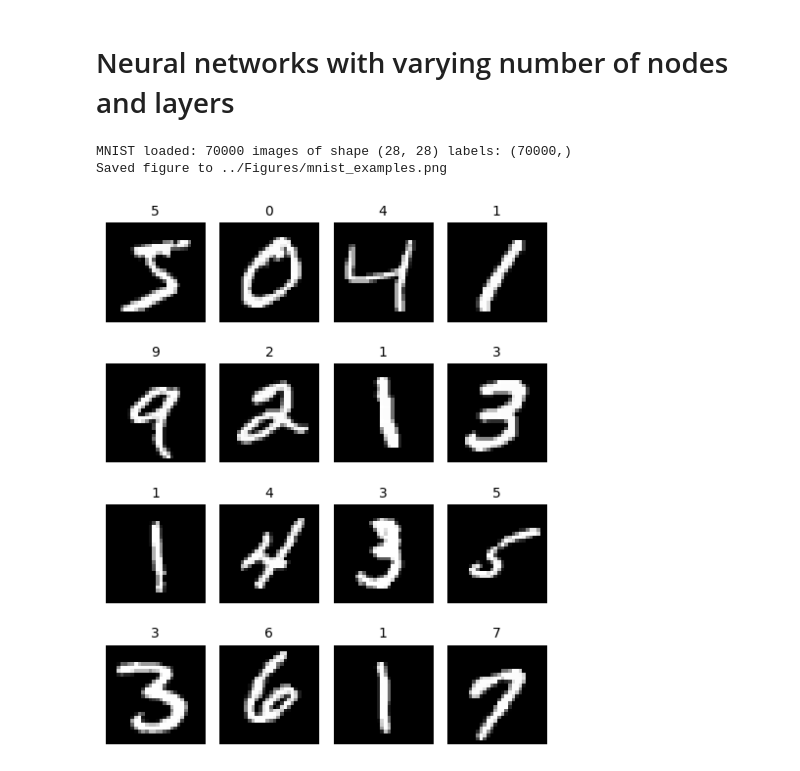
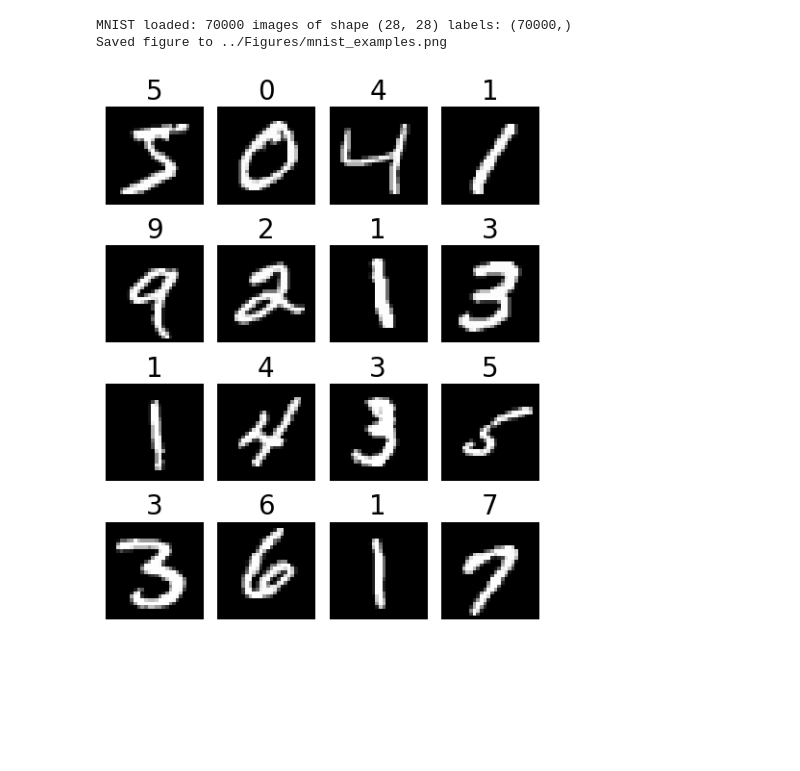
Before and after one commit to m-nader/FYS-STK4155-group14, a Jupyter notebook: project_2/Code/figures.ipynb, the cells around one changed output. Drawn from its saved outputs; the diff is of its cells as text; code cells hidden in the pictures; blank space fills up the shorter version.

```diff
--- a/project_2/Code/figures.ipynb
+++ b/project_2/Code/figures.ipynb
@@ -1,5 +1,3 @@
-# %% [markdown]
-# Neural networks with varying number of nodes and layers
 # %%
 import autograd.numpy as np  # We need to use this numpy wrapper to make automatic differentiation work later
 from sklearn import datasets
@@ -10,28 +8,28 @@ from pprint import pprint
 # %%
 # Load MNIST from OpenML and plot examples
 # Specify parser='liac-arff' to avoid requiring pandas for ARFF parsing
 mnist = datasets.fetch_openml('mnist_784', version=1, as_frame=False, parser='liac-arff')
 X = mnist.data.reshape(-1, 28, 28).astype(np.float32) / 255.0
 y = mnist.target.astype(int)
 
 print("MNIST loaded:", X.shape[0], "images of shape", X.shape[1:], "labels:", y.shape)
 
 n_rows, n_cols = 4, 4  # change to plot more/less examples
 plt.figure(figsize=(n_cols * 1.2, n_rows * 1.5))
 for i in range(n_rows * n_cols):
     ax = plt.subplot(n_rows, n_cols, i + 1)
     plt.imshow(X[i], cmap='gray', interpolation='nearest')
-    ax.set_title(str(y[i]), fontsize=10)
+    ax.set_title(str(y[i]), fontsize=20)
     ax.axis('off')
 plt.tight_layout()
 outpath = os.path.join('..', 'Figures', 'mnist_examples.png')
 plt.savefig(outpath, dpi=300, bbox_inches='tight', facecolor='white')
 print("Saved figure to", outpath)
 plt.show()
 # %% [output]
 MNIST loaded: 70000 images of shape (28, 28) labels: (70000,)
 Saved figure to ../Figures/mnist_examples.png
-[figure, old version]
+[figure, new version]
 # %%
 # Load Fashion-MNIST and plot examples
 fm = datasets.fetch_openml('Fashion-MNIST', version=1, as_frame=False, parser='liac-arff')
```
Also changed, not shown: parts of 10 cells of this notebook, 4 other files.
